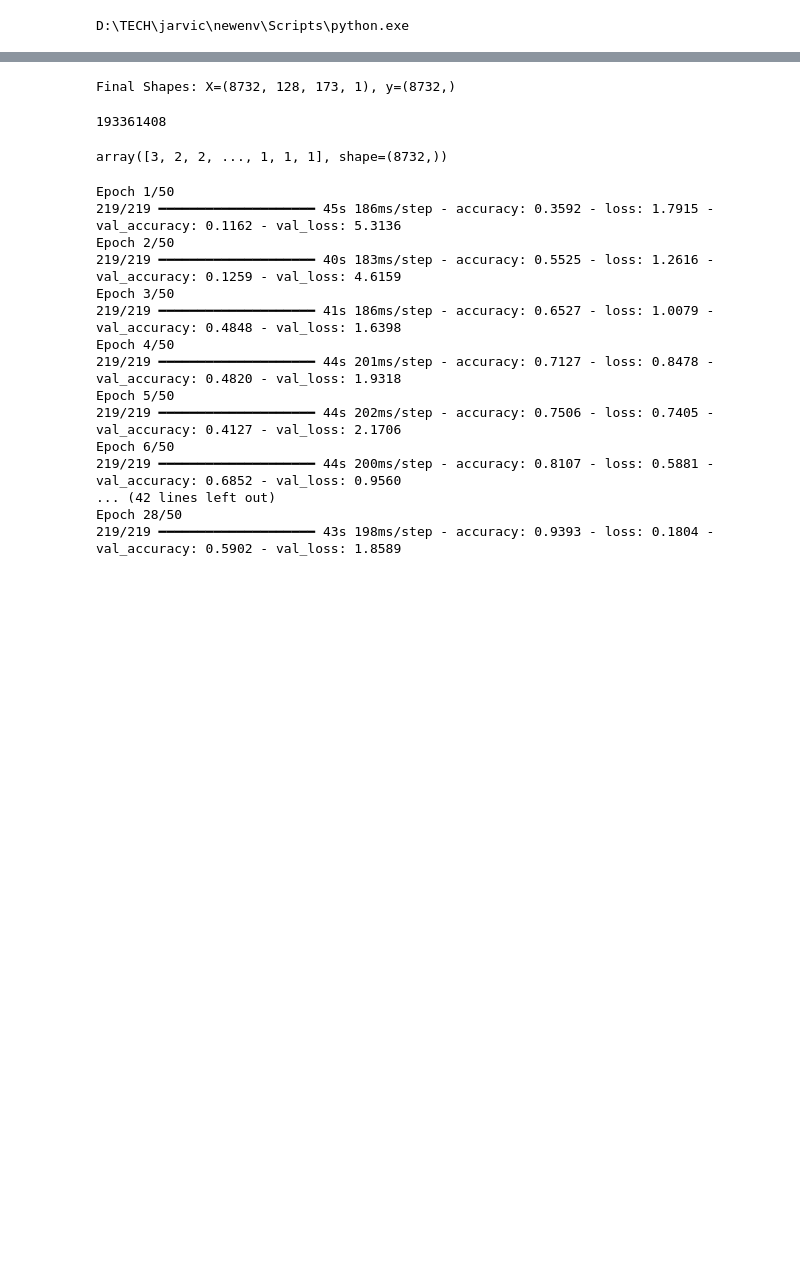
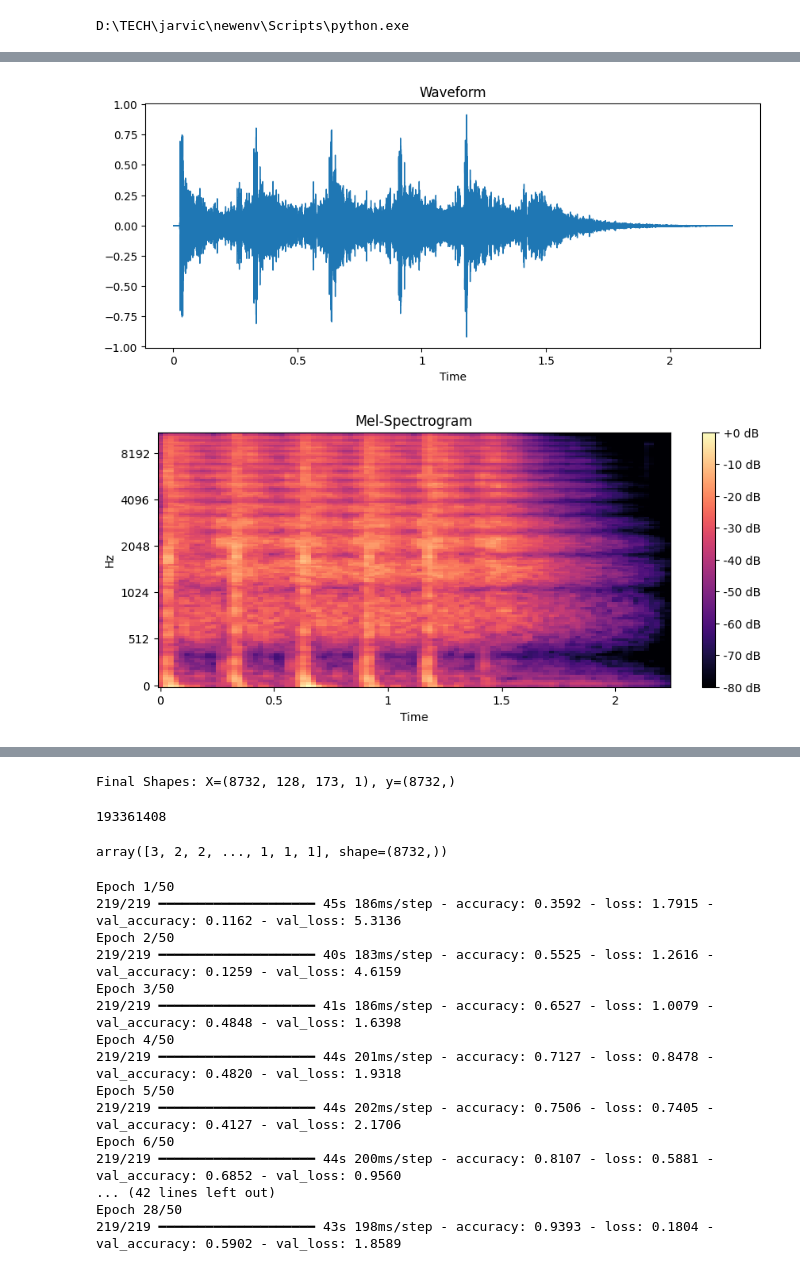
Before and after one commit to Bharat-01-roshan/temp, a Jupyter notebook: 2nd_modeltry3.ipynb, the cells around one changed output, grey strips where cells are left out. Cells and saved outputs as stored; diff of their text form; code cells hidden in the pictures; blank space fills up the shorter version.

```diff
--- a/2nd_modeltry3.ipynb
+++ b/2nd_modeltry3.ipynb
@@ -11,3 +13,11 @@ import sys
 print(sys.executable)
 # %% [output]
 D:\TECH\jarvic\newenv\Scripts\python.exe
+# %%
+filename=r"D:\TECH\New folder iiser\New folder\UrbanSound8K\UrbanSound8K\audio\fold1\7061-6-0-0.wav"
+filename2=r"D:\TECH\New folder iiser\New folder\UrbanSound8K\UrbanSound8K\audio\fold8\33340-7-8-0.wav"
+metadata=pd.read_csv(r"D:\TECH\New folder iiser\New folder\UrbanSound8K\UrbanSound8K\metadata\UrbanSound8K.csv")
+# %%
+plt.figure(figsize=(14,5))
+y, sr = librosa.load(filename1)
+ipd.Audio(filename1,rate=sr)
@@ -13,0 +27,26 @@ D:\TECH\jarvic\newenv\Scripts\python.exe
+# %%
+import librosa
+import librosa.display
+import matplotlib.pyplot as plt
+
+# Load audio file
+y, sr = librosa.load(filename)
+
+# Waveform
+plt.figure(figsize=(10, 4))
+librosa.display.waveshow(y, sr=sr)
+plt.title("Waveform")
+plt.show()
+
+# Spectrogram
+S = librosa.feature.melspectrogram(y=y, sr=sr)
+S_dB = librosa.power_to_db(S, ref=np.max)
+
+plt.figure(figsize=(10, 4))
+librosa.display.specshow(S_dB, sr=sr, x_axis='time', y_axis='mel')
+plt.colorbar(format='%+2.0f dB')
+plt.title("Mel-Spectrogram")
+plt.show()
+# %% [output]
+[figure, added]
+[figure, added]
```
Also changed, not shown: parts of 16 cells of this notebook.
